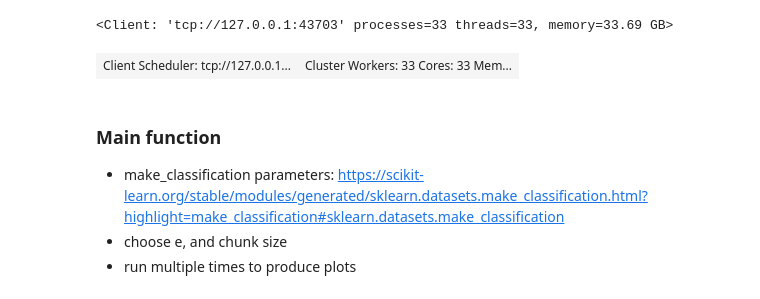
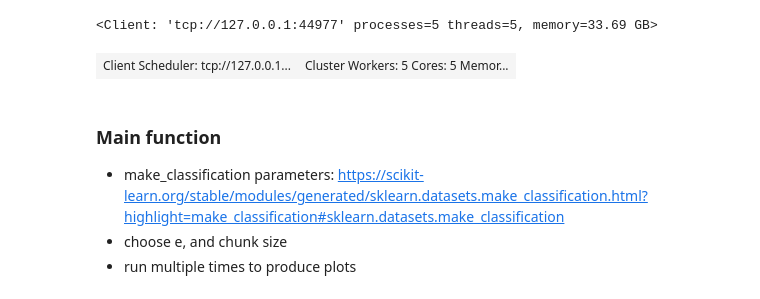
Before and after one commit to KampiotiSofia/svm, a Jupyter notebook: project/dask.ipynb, the cells around one changed output. Saved outputs shown, nothing was run; the diff lists cells and outputs as text; code cells hidden in the pictures.

```diff
--- a/project/dask.ipynb
+++ b/project/dask.ipynb
@@ -1,18 +1,18 @@
 # %%
 from client import start_client
 import matplotlib.pyplot as plt
 import numpy as np
 import time
 from matplotlib.pyplot import figure
 from main_func import main,real_partial
 from plotting import plot, plot_workers, plot_speedup
 from jupyterthemes import jtplot
 
-client,w=start_client(33)
+client,w=start_client(5)
 client
 # %% [output]
-<Client: 'tcp://127.0.0.1:43703' processes=33 threads=33, memory=33.69 GB>
+<Client: 'tcp://127.0.0.1:44977' processes=5 threads=5, memory=33.69 GB>
-| Client Scheduler: tcp://127.0.0.1... | Cluster Workers: 33 Cores: 33 Mem... |
+| Client Scheduler: tcp://127.0.0.1... | Cluster Workers: 5 Cores: 5 Memor... |
 # %% [markdown]
 ### Main function
 - make_classification parameters: https://scikit-learn.org/stable/modules/generated/sklearn.datasets.make_classification.html?highlight=make_classification#sklearn.datasets.make_classification
```
Also changed, not shown: parts of 7 cells of this notebook, 2 other files.
